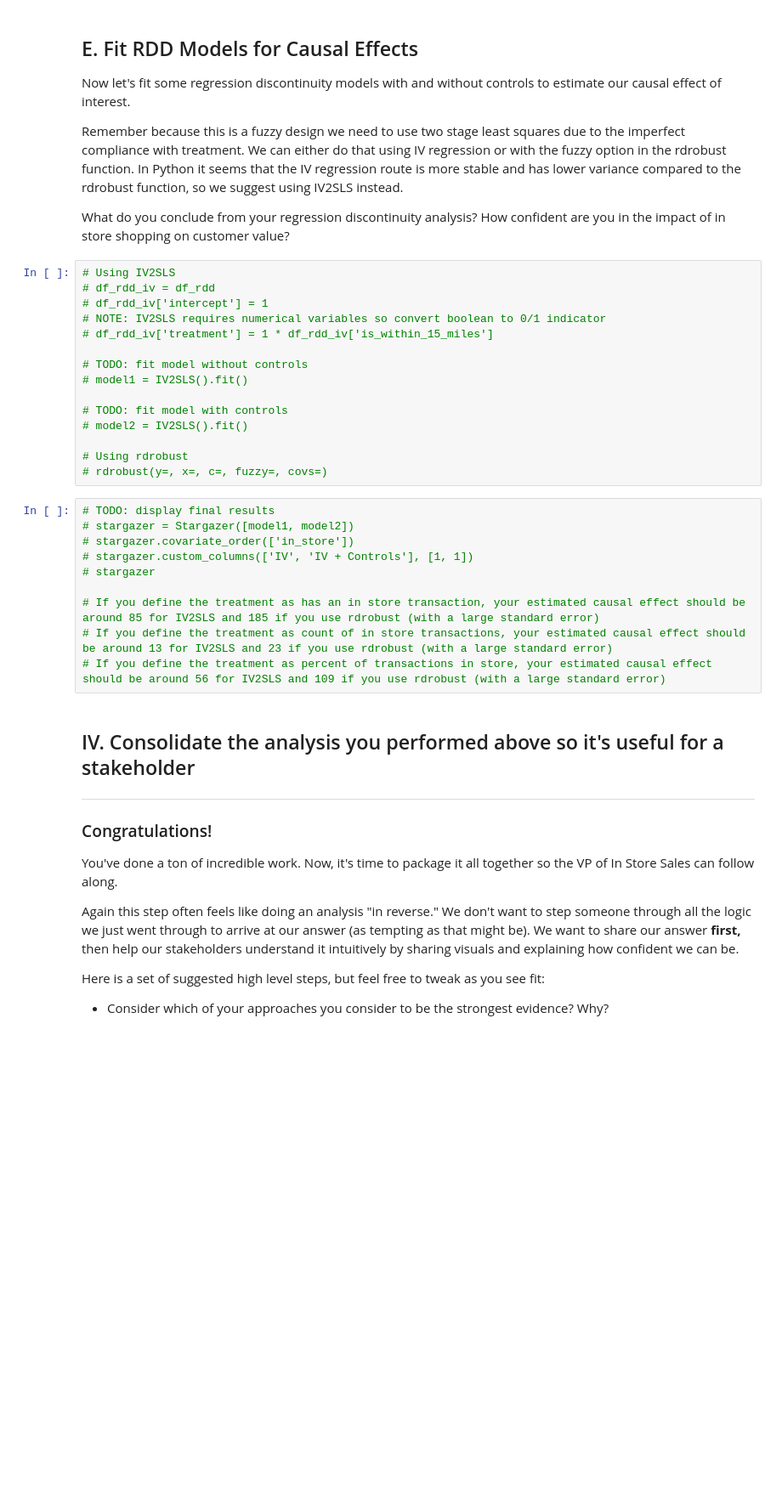
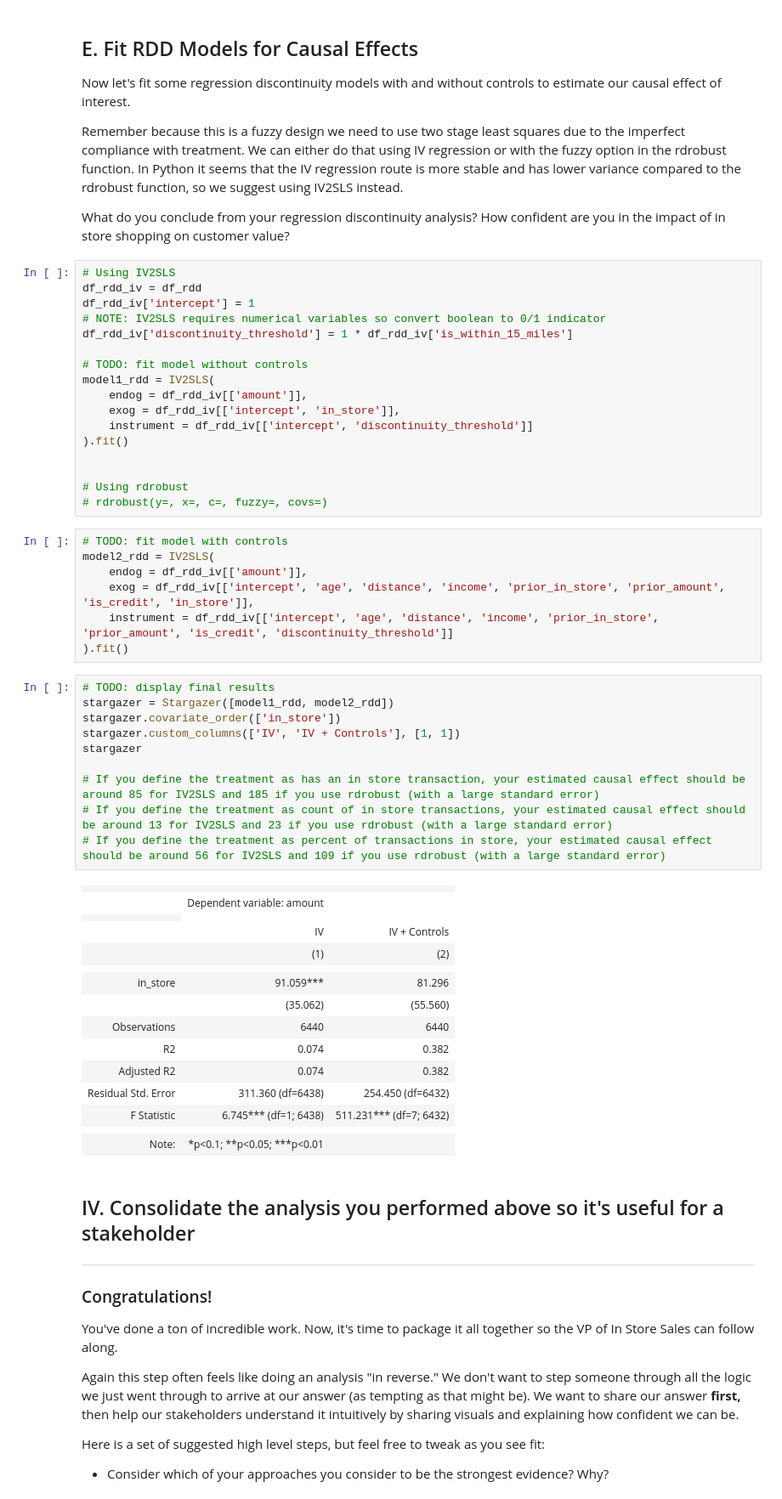
Before and after one commit to rctruta/Causal-Inference, a Jupyter notebook: Causal_Inference_for_DS_project2.ipynb, the cells around one changed output. Shown at 85% size. Cells and saved outputs as stored; diff of their text form; blank space fills up the shorter version.

```diff
--- a/Causal_Inference_for_DS_project2.ipynb
+++ b/Causal_Inference_for_DS_project2.ipynb
@@ -526,29 +618,54 @@ Remember because this is a fuzzy design we need to use two stage least squares d
 What do you conclude from your regression discontinuity analysis? How confident are you in the impact of in store shopping on customer value?
 # %%
 # Using IV2SLS
-# df_rdd_iv = df_rdd
-# df_rdd_iv['intercept'] = 1
+df_rdd_iv = df_rdd
+df_rdd_iv['intercept'] = 1
 # NOTE: IV2SLS requires numerical variables so convert boolean to 0/1 indicator
-# df_rdd_iv['treatment'] = 1 * df_rdd_iv['is_within_15_miles']
+df_rdd_iv['discontinuity_threshold'] = 1 * df_rdd_iv['is_within_15_miles']
 
 # TODO: fit model without controls
-# model1 = IV2SLS().fit()
+model1_rdd = IV2SLS(
+    endog = df_rdd_iv[['amount']],
+    exog = df_rdd_iv[['intercept', 'in_store']],
+    instrument = df_rdd_iv[['intercept', 'discontinuity_threshold']]
+).fit()
 
-# TODO: fit model with controls
-# model2 = IV2SLS().fit()
 
 # Using rdrobust
 # rdrobust(y=, x=, c=, fuzzy=, covs=)
+# %%
+# TODO: fit model with controls
+model2_rdd = IV2SLS(
+    endog = df_rdd_iv[['amount']],
+    exog = df_rdd_iv[['intercept', 'age', 'distance', 'income', 'prior_in_store', 'prior_amount', 'is_credit', 'in_store']],
+    instrument = df_rdd_iv[['intercept', 'age', 'distance', 'income', 'prior_in_store', 'prior_amount', 'is_credit', 'discontinuity_threshold']]
+).fit()
 # %%
 # TODO: display final results
-# stargazer = Stargazer([model1, model2])
-# stargazer.covariate_order(['in_store'])
-# stargazer.custom_columns(['IV', 'IV + Controls'], [1, 1])
-# stargazer
+stargazer = Stargazer([model1_rdd, model2_rdd])
+stargazer.covariate_order(['in_store'])
+stargazer.custom_columns(['IV', 'IV + Controls'], [1, 1])
+stargazer
 
 # If you define the treatment as has an in store transaction, your estimated causal effect should be around 85 for IV2SLS and 185 if you use rdrobust (with a large standard error)
 # If you define the treatment as count of in store transactions, your estimated causal effect should be around 13 for IV2SLS and 23 if you use rdrobust (with a large standard error)
 # If you define the treatment as percent of transactions in store, your estimated causal effect should be around 56 for IV2SLS and 109 if you use rdrobust (with a large standard error)
+# %% [output]
+|  |  |  |
+|  | Dependent variable: amount |  |
+|  |
+|  | IV | IV + Controls |
+|  | (1) | (2) |
+|  |  |  |
+| in_store | 91.059*** | 81.296 |
+|  | (35.062) | (55.560) |  |  |  |
+| Observations | 6440 | 6440 |
+| R2 | 0.074 | 0.382 |
+| Adjusted R2 | 0.074 | 0.382 |
+| Residual Std. Error | 311.360 (df=6438) | 254.450 (df=6432) |
+| F Statistic | 6.745*** (df=1; 6438) | 511.231*** (df=7; 6432) |
+|  |  |  |
+| Note: | *p<0.1; **p<0.05; ***p<0.01 |  |
 # %% [markdown]
 ## IV. Consolidate the analysis you performed above so it's useful for a stakeholder
 ***
```
Also changed, not shown: parts of 26 cells of this notebook.
